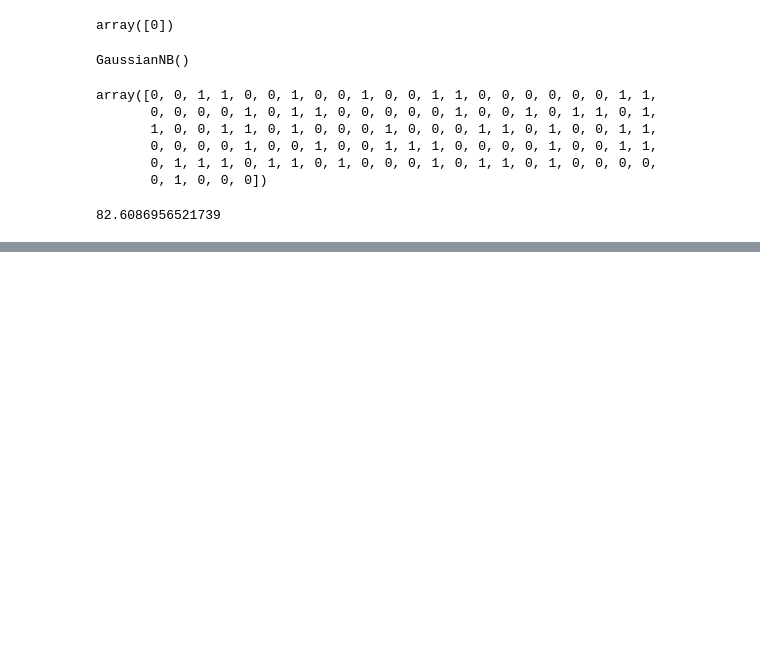
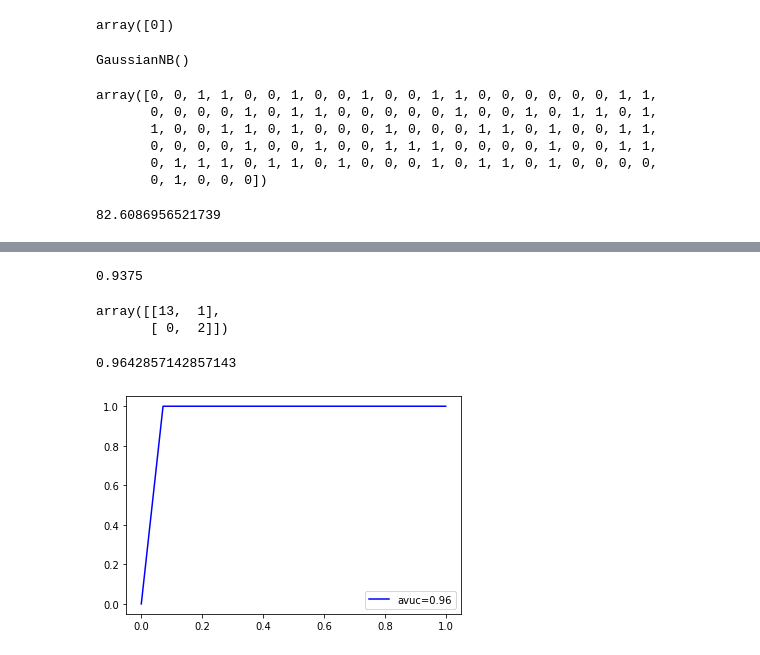
Before and after one commit to ThanmayeePola/Data_Mining, a Jupyter notebook: Copy_of_homework2.ipynb, the cells around one changed output, grey strips where cells are left out. Drawn from its saved outputs; the diff is of its cells as text; code cells hidden in the pictures; blank space fills up the shorter version.

```diff
--- a/Copy_of_homework2.ipynb
+++ b/Copy_of_homework2.ipynb
@@ -366,0 +427,3 @@ accuracy
+# %%
+from sklearn.model_selection import train_test_split
+x_train,x_test,y_train,y_test=train_test_split(x,y,test_size=0.2,random_state=2) #test_size=0.2 is 20% testing data
@@ -366,0 +458,4 @@ accuracy
+# %%
+from sklearn.tree import DecisionTreeClassifier
+dt=DecisionTreeClassifier(criterion="entropy",random_state=0)
+dt.fit(x_train,y_train)
@@ -366,0 +464,2 @@ accuracy
+# %%
+dtpred=dt.predict(x_test)
@@ -366,0 +478,24 @@ accuracy
+# %%
+dtaccuracy
+# %% [output]
+0.9375
+# %%
+dtcm
+# %% [output]
+array([[13,  1],
+       [ 0,  2]])
+# %%
+import sklearn.metrics as metrics
+dtfpr,dttpr,dtthreshold=metrics.roc_curve(y_test,dtpred)
+dtroc_auc=metrics.auc(dtfpr,dttpr)
+# %%
+dtroc_auc
+# %% [output]
+0.9642857142857143
+# %%
+import matplotlib.pyplot as plt
+plt.plot(dtfpr,dttpr,'b',label='avuc=%0.2f'%dtroc_auc)
+plt.legend()
+plt.show()
+# %% [output]
+[figure, added]
```
Also changed, not shown: parts of 27 cells of this notebook.
